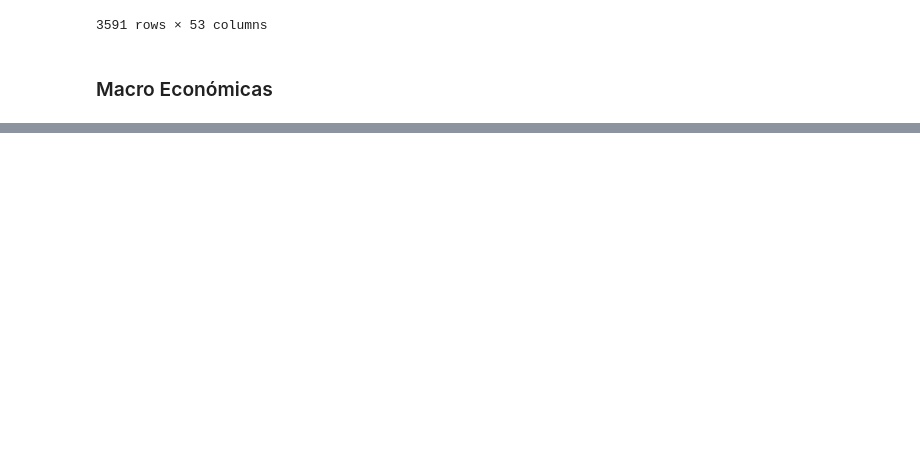
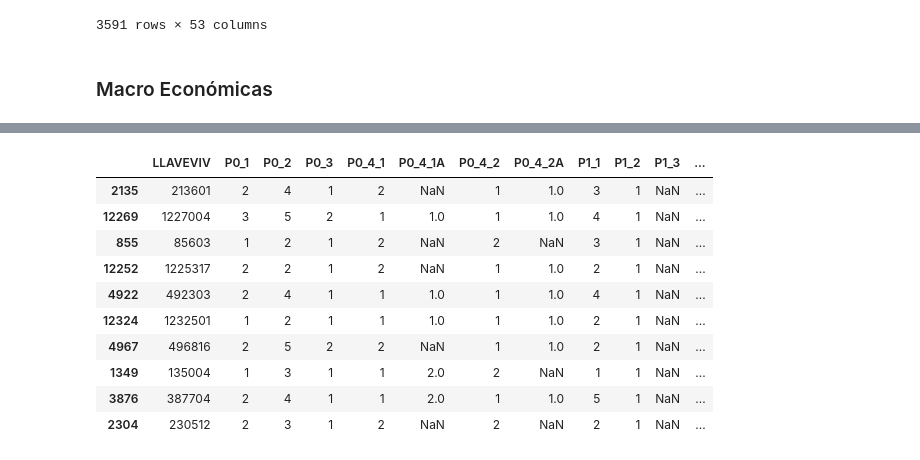
Before and after one commit to brau126/develop_data_science, a Jupyter notebook: Academic/Diplomado/Proyecto/Exploracion_TAD.ipynb, the cells around one changed output, grey strips where cells are left out. Drawn from its saved outputs; the diff is of its cells as text; code cells hidden in the pictures; blank space fills up the shorter version.

```diff
--- a/Academic/Diplomado/Proyecto/Exploracion_TAD.ipynb
+++ b/Academic/Diplomado/Proyecto/Exploracion_TAD.ipynb
@@ -345,0 +401,16 @@ No se omite, pero no pienso hacerlo ahorita
+# %%
+TVIVIENDA_24 = TVIVIENDA
+del TVIVIENDA
+TVIVIENDA_24.sample(n=10, random_state=787)
+# %% [output]
+|  | LLAVEVIV | P0_1 | P0_2 | P0_3 | P0_4_1 | P0_4_1A | P0_4_2 | P0_4_2A | P1_1 | P1_2 | P1_3 | ... |
+| 2135 | 213601 | 2 | 4 | 1 | 2 | NaN | 1 | 1.0 | 3 | 1 | NaN | ... |
+| 12269 | 1227004 | 3 | 5 | 2 | 1 | 1.0 | 1 | 1.0 | 4 | 1 | NaN | ... |
+| 855 | 85603 | 1 | 2 | 1 | 2 | NaN | 2 | NaN | 3 | 1 | NaN | ... |
+| 12252 | 1225317 | 2 | 2 | 1 | 2 | NaN | 1 | 1.0 | 2 | 1 | NaN | ... |
+| 4922 | 492303 | 2 | 4 | 1 | 1 | 1.0 | 1 | 1.0 | 4 | 1 | NaN | ... |
+| 12324 | 1232501 | 1 | 2 | 1 | 1 | 1.0 | 1 | 1.0 | 2 | 1 | NaN | ... |
+| 4967 | 496816 | 2 | 5 | 2 | 2 | NaN | 1 | 1.0 | 2 | 1 | NaN | ... |
+| 1349 | 135004 | 1 | 3 | 1 | 1 | 2.0 | 2 | NaN | 1 | 1 | NaN | ... |
+| 3876 | 387704 | 2 | 4 | 1 | 1 | 2.0 | 1 | 1.0 | 5 | 1 | NaN | ... |
+| 2304 | 230512 | 2 | 3 | 1 | 2 | NaN | 2 | NaN | 2 | 1 | NaN | ... |
```
Also changed, not shown: parts of 43 cells of this notebook, 2 other files.
